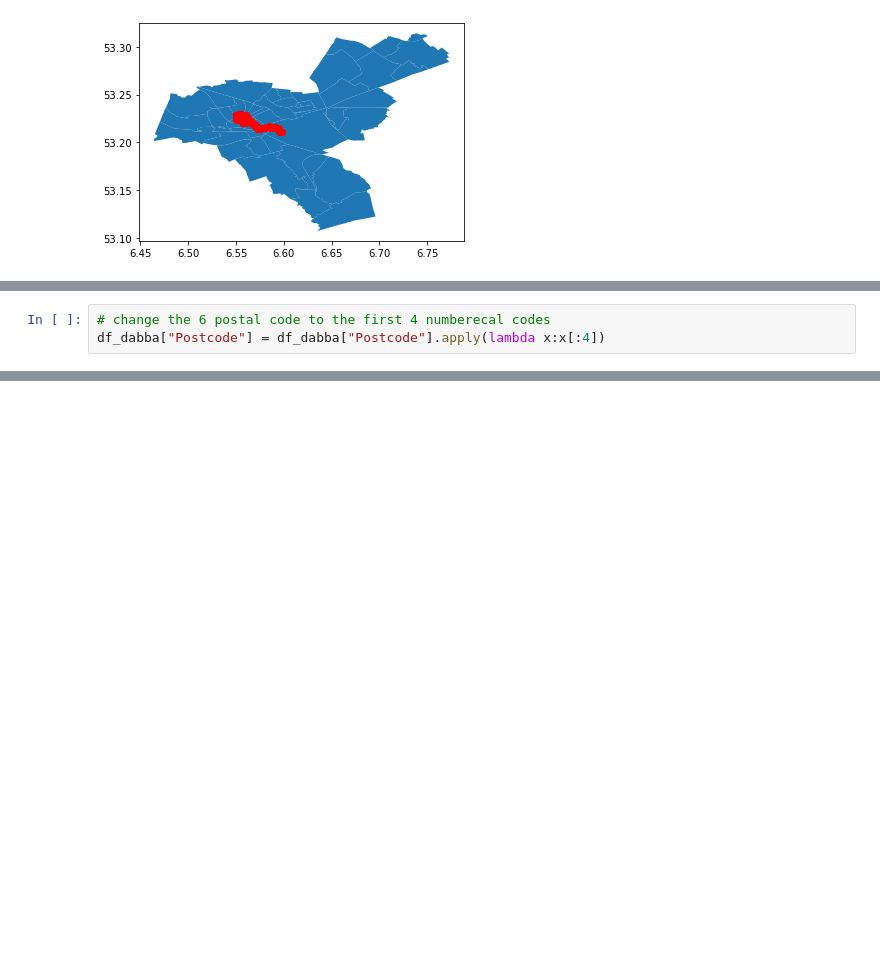
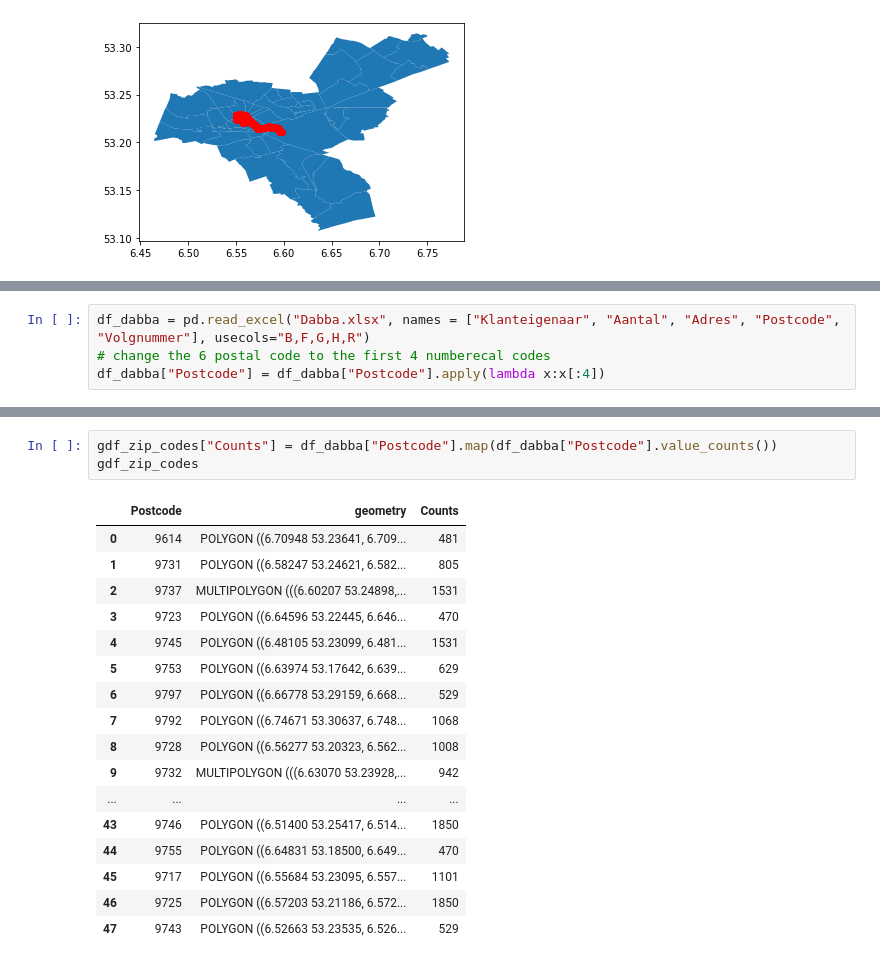
Before and after one commit to teletobbie/last-mile-cargo-bike-delivery, a Jupyter notebook: geo.ipynb, the cells around one changed output, grey strips where cells are left out. Drawn from its saved outputs; the diff is of its cells as text; blank space fills up the shorter version.

Commit message:
merged dabba with shapefile and created plot it

```diff
--- a/geo.ipynb
+++ b/geo.ipynb
@@ -51,3 +52,4 @@ df_dabba = pd.read_excel("Dabba.xlsx")
 # %%
+df_dabba = pd.read_excel("Dabba.xlsx", names = ["Klanteigenaar", "Aantal", "Adres", "Postcode", "Volgnummer"], usecols="B,F,G,H,R")
 # change the 6 postal code to the first 4 numberecal codes
 df_dabba["Postcode"] = df_dabba["Postcode"].apply(lambda x:x[:4])
@@ -71,0 +87,21 @@ Name: Postcode, dtype: object
+# %%
+gdf_zip_codes["Counts"] = df_dabba["Postcode"].map(df_dabba["Postcode"].value_counts())
+gdf_zip_codes
+# %% [output]
+|  | Postcode | geometry | Counts |
+| 0 | 9614 | POLYGON ((6.70948 53.23641, 6.709... | 481 |
+| 1 | 9731 | POLYGON ((6.58247 53.24621, 6.582... | 805 |
+| 2 | 9737 | MULTIPOLYGON (((6.60207 53.24898,... | 1531 |
+| 3 | 9723 | POLYGON ((6.64596 53.22445, 6.646... | 470 |
+| 4 | 9745 | POLYGON ((6.48105 53.23099, 6.481... | 1531 |
+| 5 | 9753 | POLYGON ((6.63974 53.17642, 6.639... | 629 |
+| 6 | 9797 | POLYGON ((6.66778 53.29159, 6.668... | 529 |
+| 7 | 9792 | POLYGON ((6.74671 53.30637, 6.748... | 1068 |
+| 8 | 9728 | POLYGON ((6.56277 53.20323, 6.562... | 1008 |
+| 9 | 9732 | MULTIPOLYGON (((6.63070 53.23928,... | 942 |
+| ... | ... | ... | ... |
+| 43 | 9746 | POLYGON ((6.51400 53.25417, 6.514... | 1850 |
+| 44 | 9755 | POLYGON ((6.64831 53.18500, 6.649... | 470 |
+| 45 | 9717 | POLYGON ((6.55684 53.23095, 6.557... | 1101 |
+| 46 | 9725 | POLYGON ((6.57203 53.21186, 6.572... | 1850 |
+| 47 | 9743 | POLYGON ((6.52663 53.23535, 6.526... | 529 |
```
Also changed, not shown: parts of 7 cells of this notebook.
